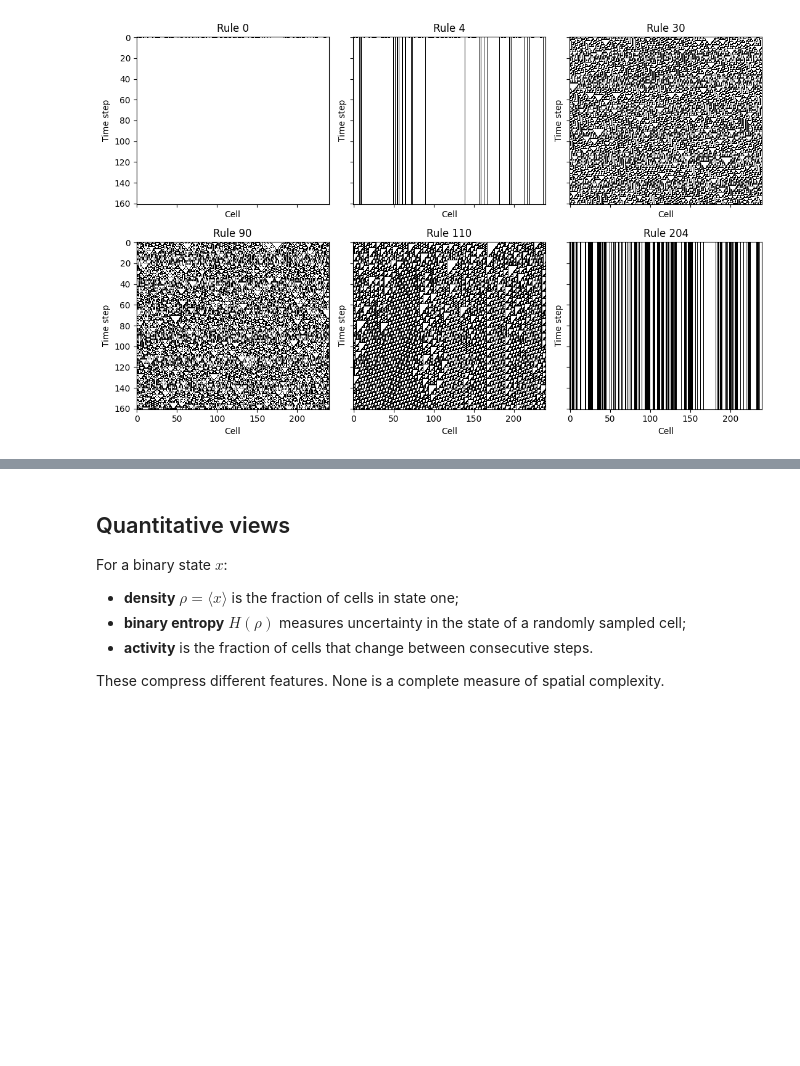
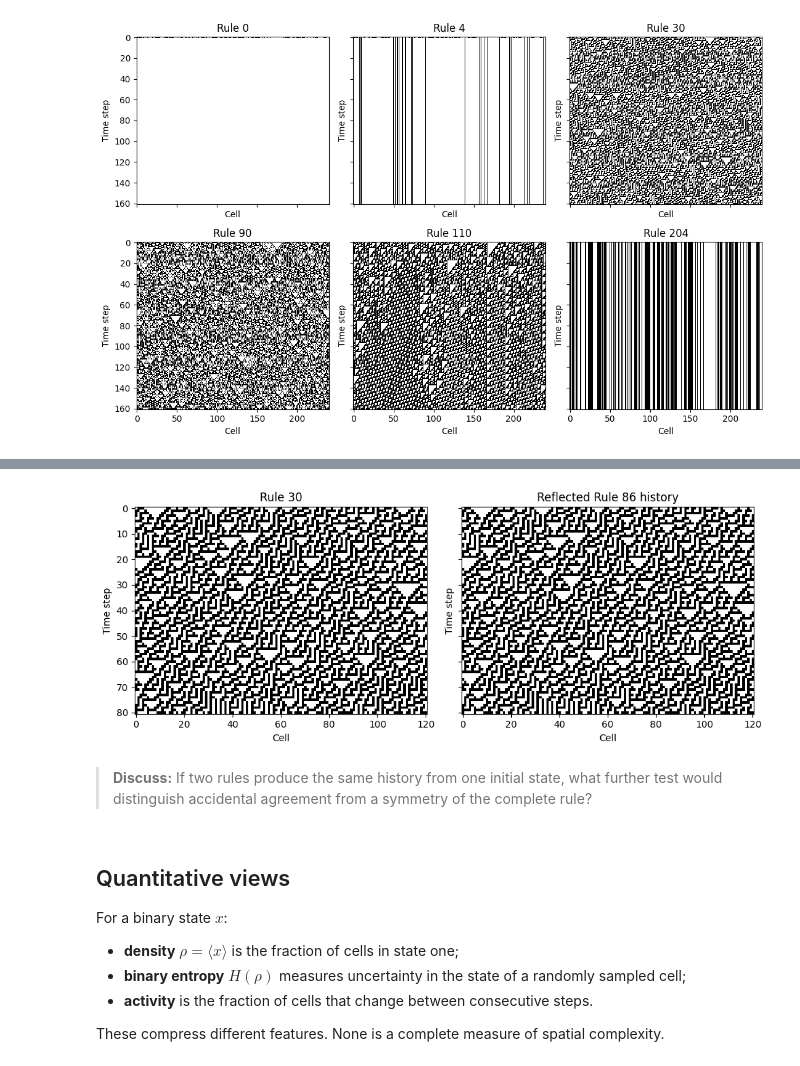
Before and after one commit to ShannonDeeAlgar/MATH3024, a Jupyter notebook: notebooks/week04/WS_Cellular_automata.ipynb, the cells around one changed output, grey strips where cells are left out. Cells and saved outputs as stored; diff of their text form; code cells hidden in the pictures; blank space fills up the shorter version.

```diff
--- a/notebooks/week04/WS_Cellular_automata.ipynb
+++ b/notebooks/week04/WS_Cellular_automata.ipynb
@@ -269,3 +282,21 @@ n=4: focal-site neighbourhood labels = (np.int64(3), np.int64(0), np.int64(1))
+# %%
+comparison_rng = np.random.default_rng(SEED + 20)
+comparison_seed = random_state(121, density=0.45, rng=comparison_rng)
+
+history_30 = simulate_elementary_ca(comparison_seed, rule=30, steps=80)
+history_86 = simulate_elementary_ca(comparison_seed[::-1], rule=86, steps=80)
+
+assert np.array_equal(history_30[:, ::-1], history_86)
+
+fig, axes = plt.subplots(1, 2, figsize=(10, 4), sharey=True)
+plot_history(history_30, rule=30, ax=axes[0], title="Rule 30")
+plot_history(history_86[:, ::-1], rule=86, ax=axes[1], title="Reflected Rule 86 history")
+fig.tight_layout()
+plt.show()
+# %% [output]
+[figure, added]
+# %% [markdown]
+> **Discuss:** If two rules produce the same history from one initial state, what further test would distinguish accidental agreement from a symmetry of the complete rule?
 # %% [markdown]
 ## Quantitative views
 
```
Also changed, not shown: parts of 7 cells of this notebook, 8 other files.
